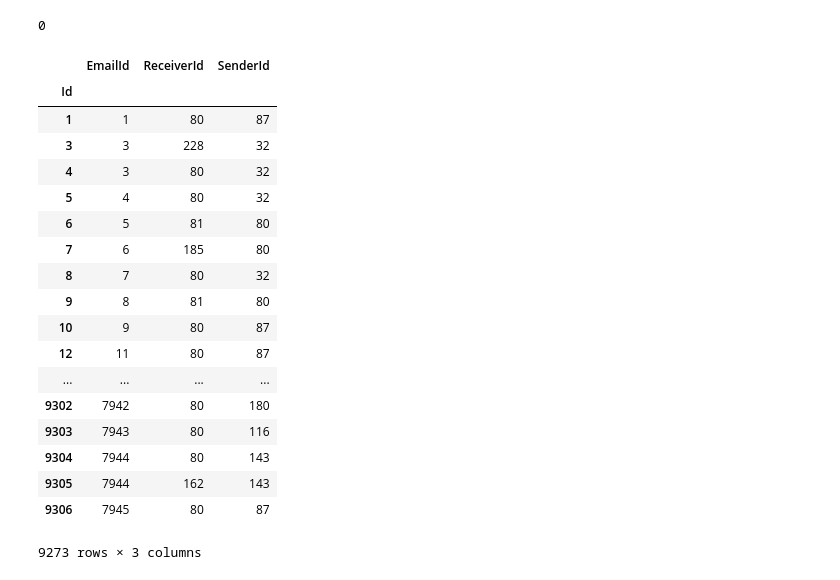
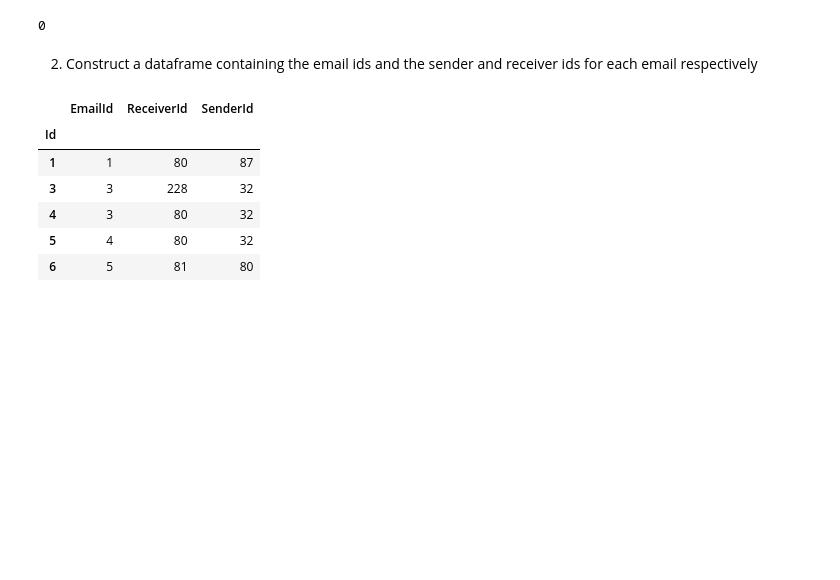
Before and after one commit to cipri-tom/Homework, a Jupyter notebook: 05 - Taming Text/HW5_version_1.ipynb, the cells around one changed output. Saved outputs shown, nothing was run; the diff lists cells and outputs as text; code cells hidden in the pictures; blank space fills up the shorter version.

```diff
--- a/05 - Taming Text/HW5_version_1.ipynb
+++ b/05 - Taming Text/HW5_version_1.ipynb
@@ -228,6 +198,8 @@ senders = emails[emails['SenderPersonId'].isnull() == False]
 senders['SenderPersonId'].isnull().sum()
 # %% [output]
 0
+# %% [markdown]
+2) Construct a dataframe containing the email ids and the sender and receiver ids for each email respectively
 # %%
 senders_receivers = pd.merge(emailReceivers, senders[['SenderPersonId','DocNumber']], left_on='EmailId', right_index='true', how='inner')
 # %%
@@ -237,24 +209,12 @@ senders_receivers.rename(columns={'PersonId': 'ReceiverId', 'SenderPersonId': 'S
 # %%
 senders_receivers['SenderId'] = senders_receivers['SenderId'].astype(int)
 # %%
-senders_receivers
+senders_receivers.head()
 # %% [output]
 |  | EmailId | ReceiverId | SenderId |
 | Id |  |  |  |
 | 1 | 1 | 80 | 87 |
 | 3 | 3 | 228 | 32 |
 | 4 | 3 | 80 | 32 |
 | 5 | 4 | 80 | 32 |
 | 6 | 5 | 81 | 80 |
-| 7 | 6 | 185 | 80 |
-| 8 | 7 | 80 | 32 |
-| 9 | 8 | 81 | 80 |
-| 10 | 9 | 80 | 87 |
-| 12 | 11 | 80 | 87 |
-| ... | ... | ... | ... |
-| 9302 | 7942 | 80 | 180 |
-| 9303 | 7943 | 80 | 116 |
-| 9304 | 7944 | 80 | 143 |
-| 9305 | 7944 | 162 | 143 |
-| 9306 | 7945 | 80 | 87 |
-9273 rows × 3 columns
```
Also changed, not shown: parts of 45 cells of this notebook.
